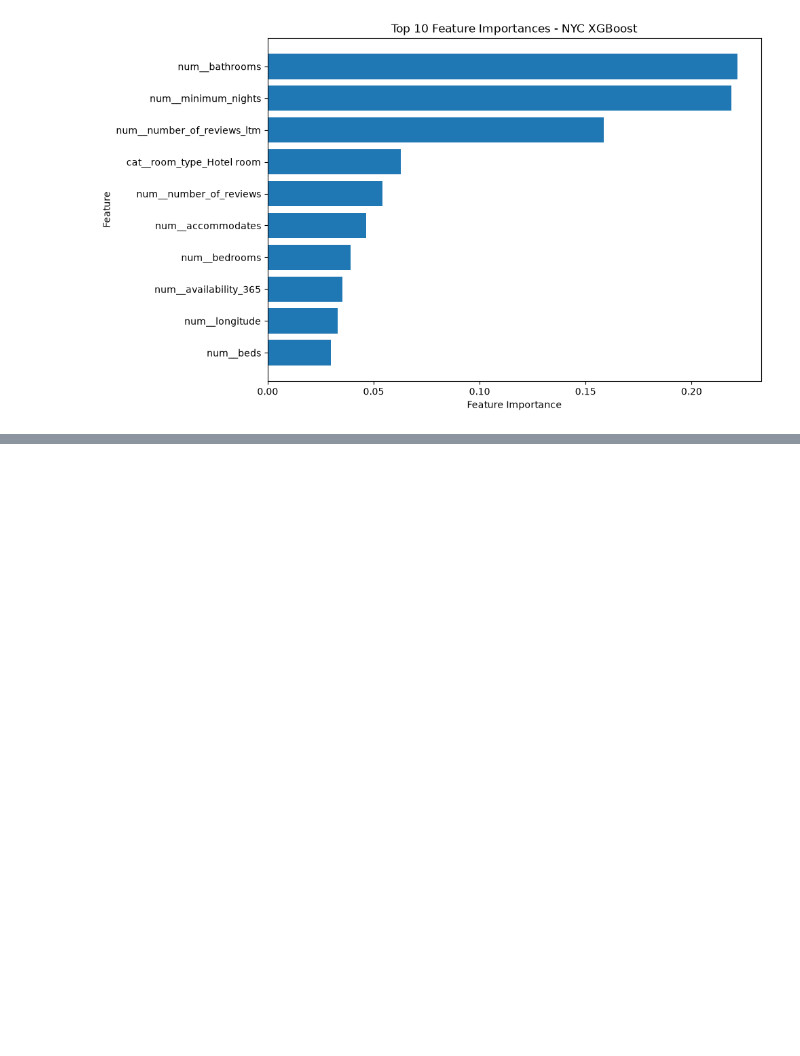
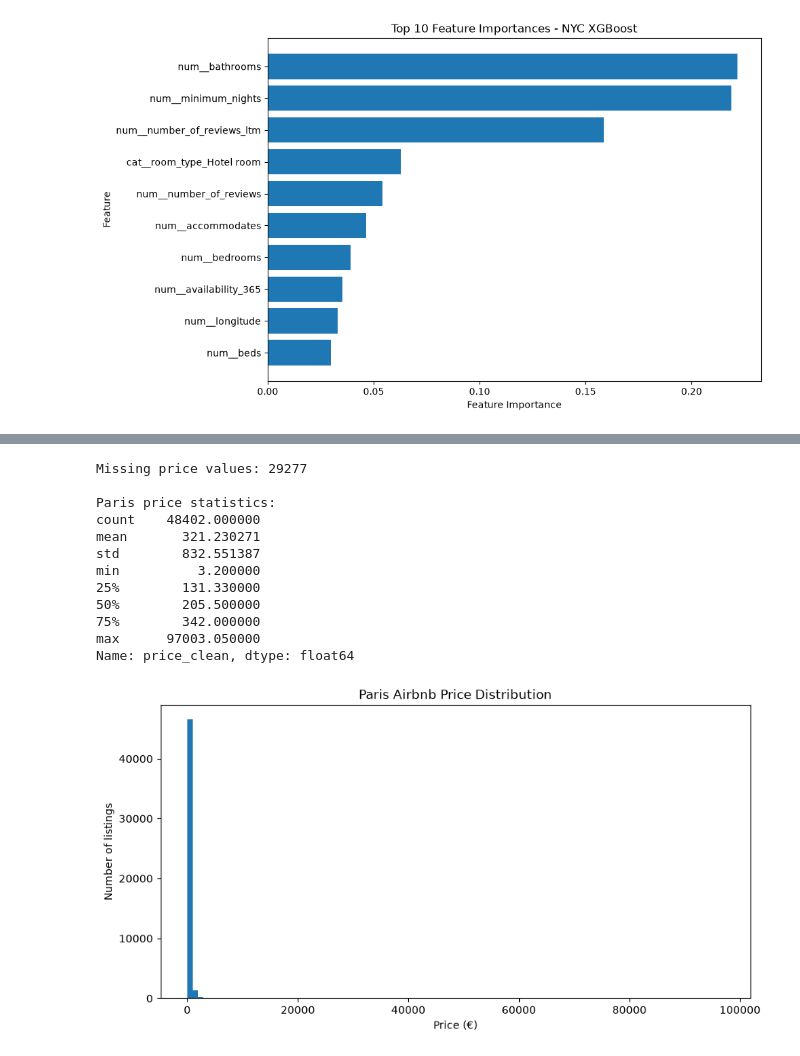
Before and after one commit to aryanmittal2107/AIRBNB_ML_PROJECT, a Jupyter notebook: notebooks/01_data_inspection.ipynb, the cells around one changed output, grey strips where cells are left out. Cells and saved outputs as stored; diff of their text form; code cells hidden in the pictures; blank space fills up the shorter version.

Commit message:
Add Paris and Berlin analysis

```diff
--- a/notebooks/01_data_inspection.ipynb
+++ b/notebooks/01_data_inspection.ipynb
@@ -1343,3 +1307,20 @@ plt.tight_layout()
 plt.show()
 # %% [output]
 [figure]
+# %%
+import pandas as pd
+
+paris_path = "../data/Paris/listings (1).csv.gz"
+
+paris = pd.read_csv(paris_path)
+
+print("Paris dataset shape:", paris.shape)
+
+print("\nFirst 5 rows:")
+display(paris.head())
+
+print("\nColumns:")
+print(paris.columns.tolist())
+
+print("\nData types:")
+print(paris.dtypes)
@@ -1345,0 +1384,42 @@ plt.show()
+# %%
+
+
+import numpy as np
+import matplotlib.pyplot as plt
+
+# Convert "$226.75" -> 226.75
+paris["price_clean"] = (
+    paris["price"]
+    .astype(str)
+    .str.replace("$", "", regex=False)
+    .str.replace(",", "", regex=False)
+    .replace("nan", np.nan)
+    .astype(float)
+)
+
+print("Missing price values:", paris["price_clean"].isna().sum())
+
+print("\nParis price statistics:")
+print(paris["price_clean"].describe())
+
+# Histogram
+plt.figure(figsize=(10, 5))
+plt.hist(paris["price_clean"].dropna(), bins=100)
+plt.xlabel("Price (€)")
+plt.ylabel("Number of listings")
+plt.title("Paris Airbnb Price Distribution")
+plt.show()
+# %% [output]
+Missing price values: 29277
+
+Paris price statistics:
+count    48402.000000
+mean       321.230271
+std        832.551387
+min          3.200000
+25%        131.330000
+50%        205.500000
+75%        342.000000
+max      97003.050000
+Name: price_clean, dtype: float64
+[figure, added]
```
Also changed, not shown: parts of 42 cells of this notebook.
